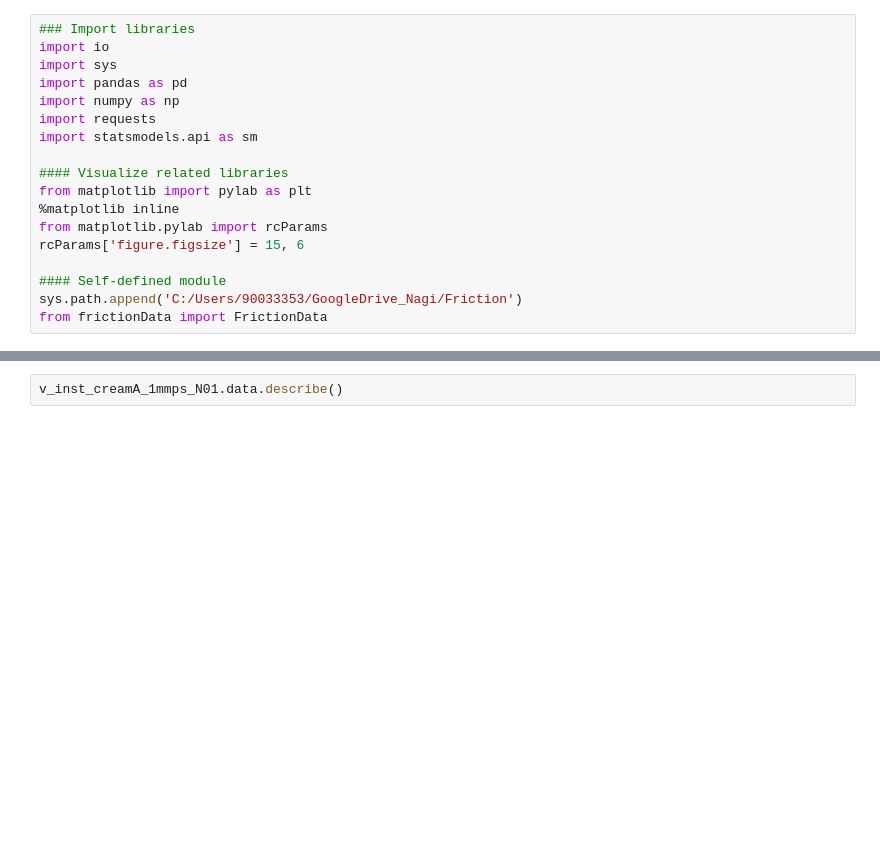
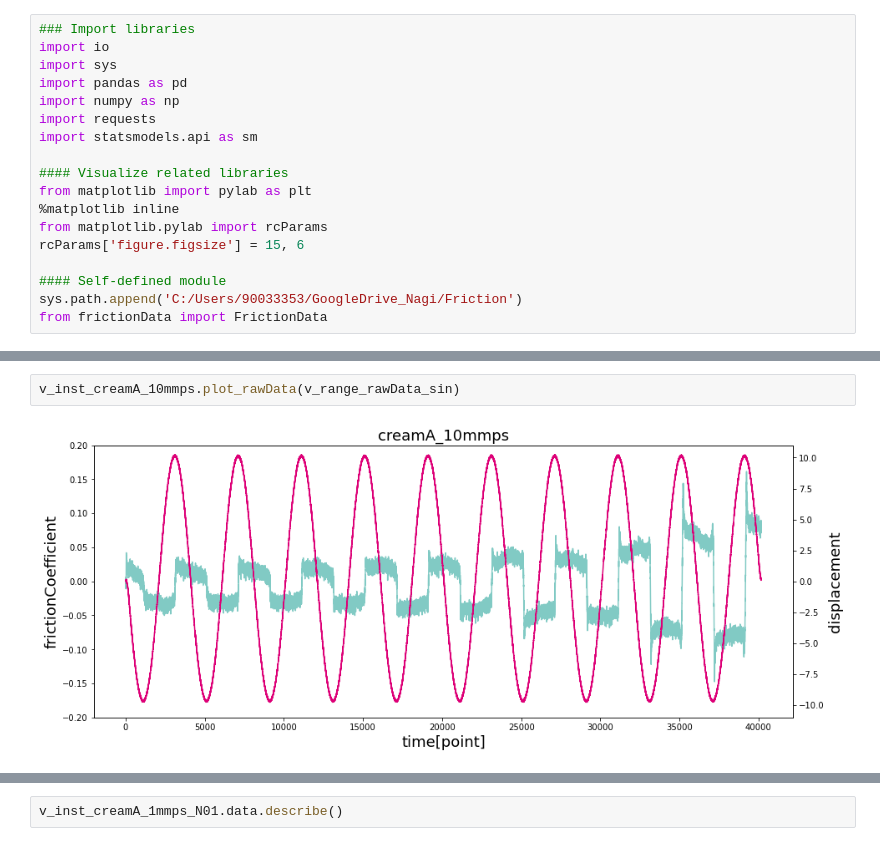
Before and after one commit to NagiYoshitsugu/Friction, a Jupyter notebook: 210115.ipynb, the cells around one changed output, grey strips where cells are left out. Drawn from its saved outputs; the diff is of its cells as text; blank space fills up the shorter version.

```diff
--- a/210115.ipynb
+++ b/210115.ipynb
@@ -171,0 +139,4 @@ v_inst_creamA_1mmps_N02.decompose_abs(v_range_dcp)
+# %%
+v_inst_creamA_10mmps.plot_rawData(v_range_rawData_sin)
+# %% [output]
+[figure, added]
```
Also changed, not shown: parts of 80 cells of this notebook.
